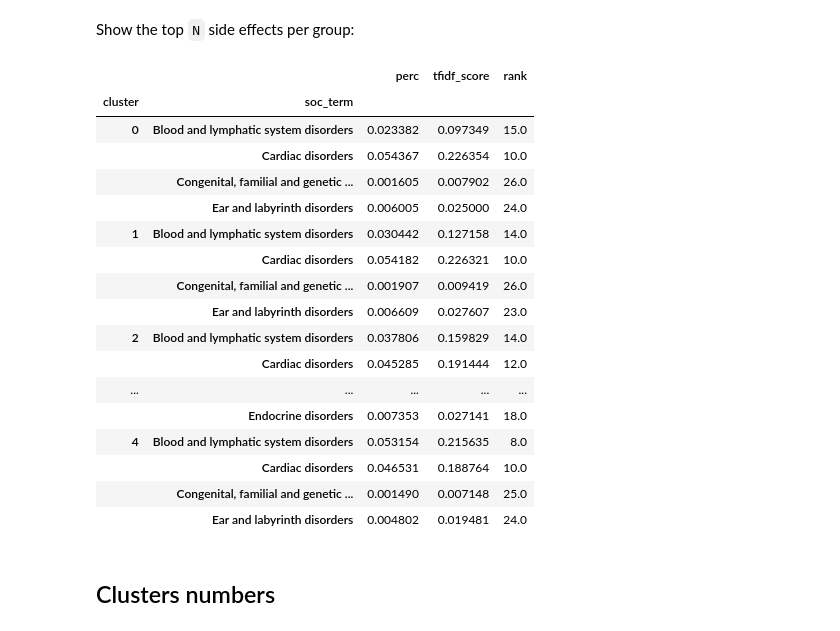
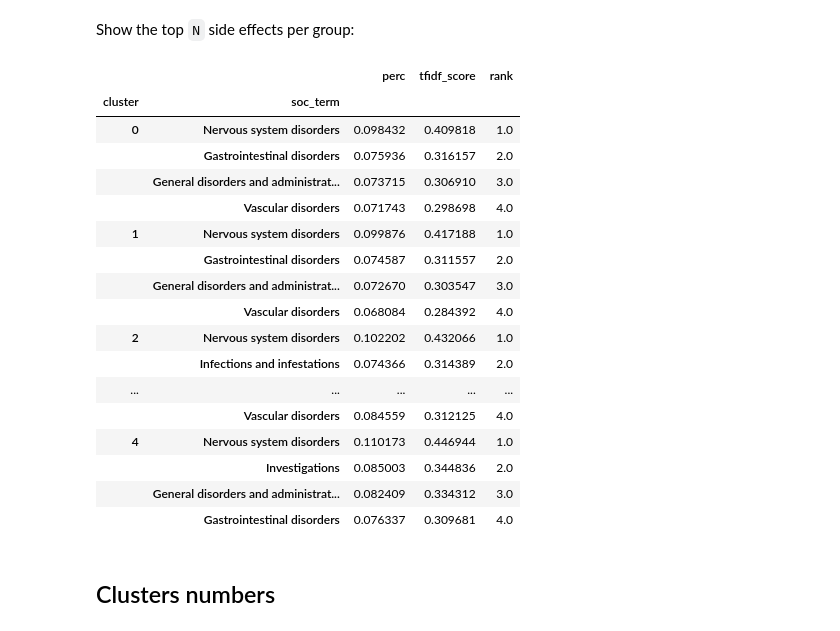
Before and after one commit to SimoneBarbaro/data_science_lab_project, a Jupyter notebook: src/DSL-Notebook.ipynb, the cells around one changed output. Saved outputs shown, nothing was run; the diff lists cells and outputs as text; code cells hidden in the pictures.

```diff
--- a/src/DSL-Notebook.ipynb
+++ b/src/DSL-Notebook.ipynb
@@ -147,26 +147,26 @@ Show the top `N` side effects per group:
 # %%
 N = 4
 
-full(sideeffect_results.groupby("cluster").head(N).set_index(["cluster", "{}_term".format(analysis_level)]))
+full(sideeffect_results.sort_values(["cluster","rank"]).groupby("cluster").head(N).set_index(["cluster", "{}_term".format(analysis_level)]))
 # %% [output]
 |  |  | perc | tfidf_score | rank |
 | cluster | soc_term |  |  |  |
-| 0 | Blood and lymphatic system disorders | 0.023382 | 0.097349 | 15.0 |
-|  | Cardiac disorders | 0.054367 | 0.226354 | 10.0 |
-|  | Congenital, familial and genetic ... | 0.001605 | 0.007902 | 26.0 |
-|  | Ear and labyrinth disorders | 0.006005 | 0.025000 | 24.0 |
-| 1 | Blood and lymphatic system disorders | 0.030442 | 0.127158 | 14.0 |
-|  | Cardiac disorders | 0.054182 | 0.226321 | 10.0 |
-|  | Congenital, familial and genetic ... | 0.001907 | 0.009419 | 26.0 |
-|  | Ear and labyrinth disorders | 0.006609 | 0.027607 | 23.0 |
-| 2 | Blood and lymphatic system disorders | 0.037806 | 0.159829 | 14.0 |
-|  | Cardiac disorders | 0.045285 | 0.191444 | 12.0 |
+| 0 | Nervous system disorders | 0.098432 | 0.409818 | 1.0 |
+|  | Gastrointestinal disorders | 0.075936 | 0.316157 | 2.0 |
+|  | General disorders and administrat... | 0.073715 | 0.306910 | 3.0 |
+|  | Vascular disorders | 0.071743 | 0.298698 | 4.0 |
+| 1 | Nervous system disorders | 0.099876 | 0.417188 | 1.0 |
+|  | Gastrointestinal disorders | 0.074587 | 0.311557 | 2.0 |
+|  | General disorders and administrat... | 0.072670 | 0.303547 | 3.0 |
+|  | Vascular disorders | 0.068084 | 0.284392 | 4.0 |
+| 2 | Nervous system disorders | 0.102202 | 0.432066 | 1.0 |
+|  | Infections and infestations | 0.074366 | 0.314389 | 2.0 |
 | ... | ... | ... | ... | ... |
-|  | Endocrine disorders | 0.007353 | 0.027141 | 18.0 |
-| 4 | Blood and lymphatic system disorders | 0.053154 | 0.215635 | 8.0 |
-|  | Cardiac disorders | 0.046531 | 0.188764 | 10.0 |
-|  | Congenital, familial and genetic ... | 0.001490 | 0.007148 | 25.0 |
-|  | Ear and labyrinth disorders | 0.004802 | 0.019481 | 24.0 |
+|  | Vascular disorders | 0.084559 | 0.312125 | 4.0 |
+| 4 | Nervous system disorders | 0.110173 | 0.446944 | 1.0 |
+|  | Investigations | 0.085003 | 0.344836 | 2.0 |
+|  | General disorders and administrat... | 0.082409 | 0.334312 | 3.0 |
+|  | Gastrointestinal disorders | 0.076337 | 0.309681 | 4.0 |
 # %% [markdown]
 ## Clusters numbers
 # %% [markdown]
```
Also changed, not shown: parts of 4 cells of this notebook.
